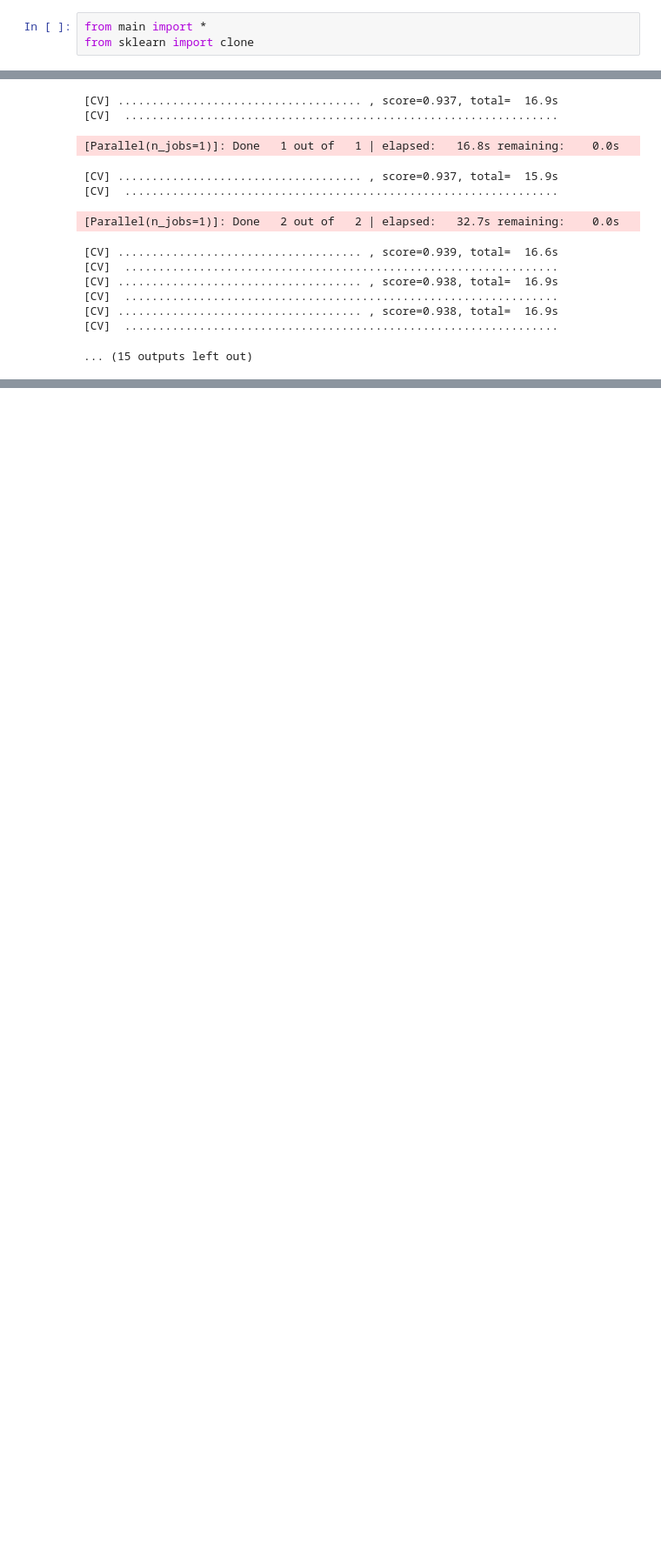
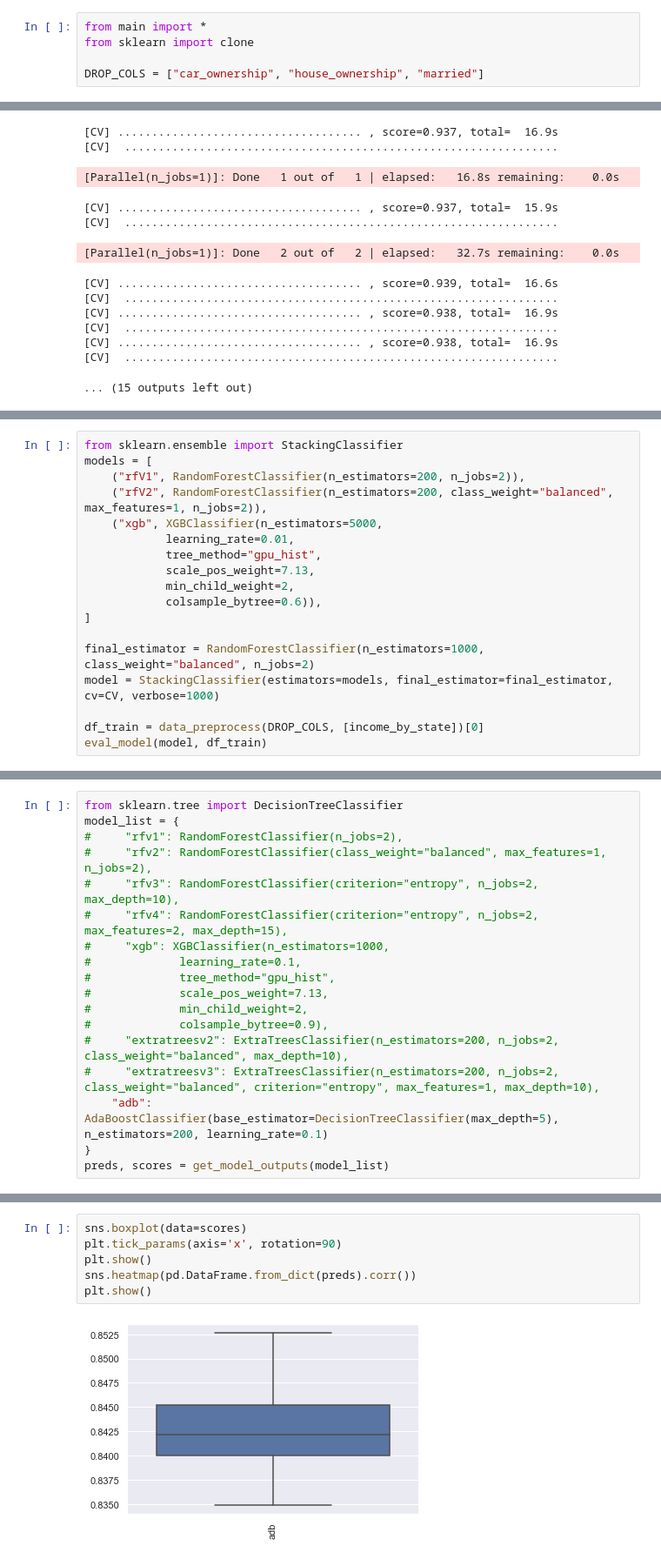
Before and after one commit to Thalaivar/univ_ai_hackathon, a Jupyter notebook: runs.ipynb, the cells around one changed output, grey strips where cells are left out. Shown at 87% size. Cells and saved outputs as stored; diff of their text form; blank space fills up the shorter version.

Commit message:
stacking

```diff
--- a/runs.ipynb
+++ b/runs.ipynb
@@ -1,6 +1,8 @@
 # %%
 from main import *
 from sklearn import clone
+
+DROP_COLS = ["car_ownership", "house_ownership", "married"]
 # %%
 clf = RandomForestClassifier(n_jobs=-1)
 models = {
@@ -99,0 +154,18 @@ models = [
+# %%
+from sklearn.ensemble import StackingClassifier
+models = [
+    ("rfV1", RandomForestClassifier(n_estimators=200, n_jobs=2)),
+    ("rfV2", RandomForestClassifier(n_estimators=200, class_weight="balanced", max_features=1, n_jobs=2)),
+    ("xgb", XGBClassifier(n_estimators=5000,
+            learning_rate=0.01,
+            tree_method="gpu_hist",
+            scale_pos_weight=7.13,
+            min_child_weight=2,
+            colsample_bytree=0.6)),
+]
+
+final_estimator = RandomForestClassifier(n_estimators=1000, class_weight="balanced", n_jobs=2)
+model = StackingClassifier(estimators=models, final_estimator=final_estimator, cv=CV, verbose=1000)
+
+df_train = data_preprocess(DROP_COLS, [income_by_state])[0]
+eval_model(model, df_train)
@@ -99,0 +194,18 @@ models = [
+# %%
+from sklearn.tree import DecisionTreeClassifier
+model_list = {
+#     "rfv1": RandomForestClassifier(n_jobs=2),
+#     "rfv2": RandomForestClassifier(class_weight="balanced", max_features=1, n_jobs=2),
+#     "rfv3": RandomForestClassifier(criterion="entropy", n_jobs=2, max_depth=10),
+#     "rfv4": RandomForestClassifier(criterion="entropy", n_jobs=2, max_features=2, max_depth=15),
+#     "xgb": XGBClassifier(n_estimators=1000,
+#             learning_rate=0.1,
+#             tree_method="gpu_hist",
+#             scale_pos_weight=7.13,
+#             min_child_weight=2,
+#             colsample_bytree=0.9),
+#     "extratreesv2": ExtraTreesClassifier(n_estimators=200, n_jobs=2, class_weight="balanced", max_depth=10),
+#     "extratreesv3": ExtraTreesClassifier(n_estimators=200, n_jobs=2, class_weight="balanced", criterion="entropy", max_features=1, max_depth=10),
+    "adb": AdaBoostClassifier(base_estimator=DecisionTreeClassifier(max_depth=5), n_estimators=200, learning_rate=0.1)
+}
+preds, scores = get_model_outputs(model_list)
@@ -99,0 +214,8 @@ models = [
+# %%
+sns.boxplot(data=scores)
+plt.tick_params(axis='x', rotation=90)
+plt.show()
+sns.heatmap(pd.DataFrame.from_dict(preds).corr())
+plt.show()
+# %% [output]
+[figure, added]
```
Also changed, not shown: parts of 8 cells of this notebook, 1 other file.
